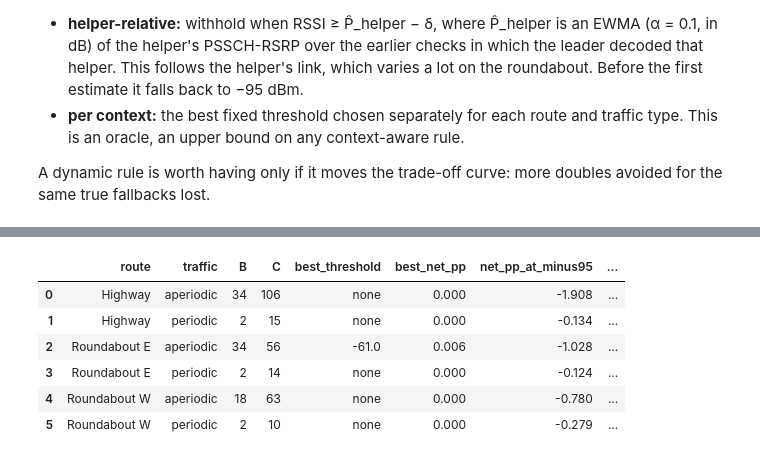
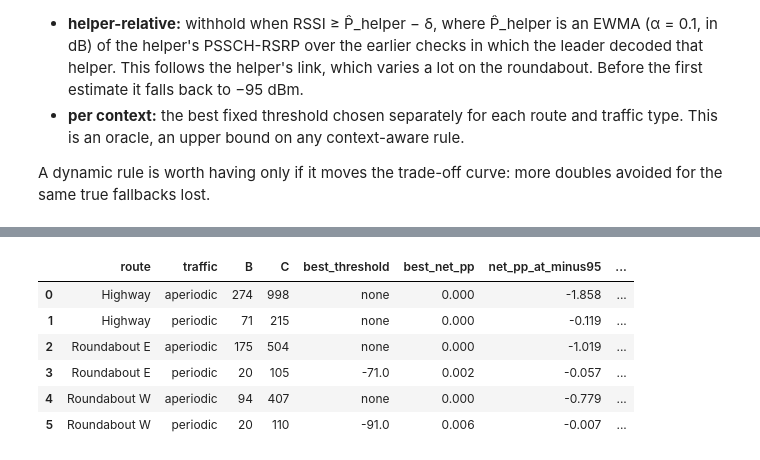
Before and after one commit to 0had0/groupcast-adaptation-ns3, a Jupyter notebook: scratch_overlay/platoon_harq_robustness_eval/harq_helper_study/RSSI_FALLBACK.ipynb, the cells around one changed output, grey strips where cells are left out. Drawn from its saved outputs; the diff is of its cells as text; code cells hidden in the pictures.

```diff
--- a/scratch_overlay/platoon_harq_robustness_eval/harq_helper_study/RSSI_FALLBACK.ipynb
+++ b/scratch_overlay/platoon_harq_robustness_eval/harq_helper_study/RSSI_FALLBACK.ipynb
@@ -32,13 +33,14 @@ logging-only build `40a5601`; the protocol is unchanged). One row per fallback c
 # %%
 import numpy as np, pandas as pd, matplotlib.pyplot as plt, os
 import rssi_threshold as R
+DATA = 'out/rssi10'
 FIG = 'figures/rssi_fallback'; os.makedirs(FIG, exist_ok=True)
 plt.rcParams.update({'figure.dpi': 110, 'font.size': 9, 'axes.grid': True, 'grid.alpha': 0.3})
 COL = {'A': '#4C78A8', 'B': '#E45756', 'C': '#54A24B'}
 LBL = {'A': 'A: helper sent, SCI decoded', 'B': 'B: helper sent, SCI missed', 'C': 'C: helper silent'}
-d = R.load('out/rssi_v3')
+d = R.load(DATA)
 d['helper_ref'] = R.helper_reference(d)
-ra = R.r_alone_by_cell(d)
-print(len(d), 'checks;', d.drop_duplicates('cell').tbs.sum(), 'TBs in the KPI windows')
+ra = R.r_alone_by_ctx(d)
+print(len(d), 'checks in', d.cell.nunique(), 'runs;', d.drop_duplicates('cell').tbs.sum(), 'TBs in the KPI windows')
 d.pivot_table(index=['route', 'traffic'], columns='cls', values='t', aggfunc='size', fill_value=0)
 # %% [output]
@@ -205,23 +230,23 @@ C    262.0 -12.7  14.9 -37.4 -24.4 -17.0  -1.3  27.5
 # %%
 # per-context oracle: the best threshold per route and traffic, "none" = no gate
 rows = []
-for cell, g in d.groupby('cell'):
-    rag = {cell: ra.get(cell, np.nan)}
+for ctx, g in d.groupby('ctx'):
+    rag = {ctx: ra.get(ctx, np.nan)}
     best = max([(np.inf, R.evaluate(g, pd.Series(False, index=g.index), rag))] +
                [(x, R.evaluate(g, R.rule_suppress(g, 'fixed', x), rag)) for x in grid], key=lambda p: p[1]['net_pairs'])
     e95 = R.evaluate(g, R.rule_suppress(g, 'fixed', -95), rag)
     rows.append(dict(route=g.route.iloc[0], traffic=g.traffic.iloc[0], B=(g.cls == 'B').sum(), C=(g.cls == 'C').sum(),
                      best_threshold='none' if not np.isfinite(best[0]) else best[0], best_net_pp=best[1]['net_pp'],
                      net_pp_at_minus95=e95['net_pp'], withheld_at_minus95=e95['tx_saved']))
 pd.DataFrame(rows).round(3)
 # %% [output]
 |  | route | traffic | B | C | best_threshold | best_net_pp | net_pp_at_minus95 | ... |
-| 0 | Highway | aperiodic | 34 | 106 | none | 0.000 | -1.908 | ... |
-| 1 | Highway | periodic | 2 | 15 | none | 0.000 | -0.134 | ... |
-| 2 | Roundabout E | aperiodic | 34 | 56 | -61.0 | 0.006 | -1.028 | ... |
-| 3 | Roundabout E | periodic | 2 | 14 | none | 0.000 | -0.124 | ... |
-| 4 | Roundabout W | aperiodic | 18 | 63 | none | 0.000 | -0.780 | ... |
-| 5 | Roundabout W | periodic | 2 | 10 | none | 0.000 | -0.279 | ... |
+| 0 | Highway | aperiodic | 274 | 998 | none | 0.000 | -1.858 | ... |
+| 1 | Highway | periodic | 71 | 215 | none | 0.000 | -0.119 | ... |
+| 2 | Roundabout E | aperiodic | 175 | 504 | none | 0.000 | -1.019 | ... |
+| 3 | Roundabout E | periodic | 20 | 105 | -71.0 | 0.002 | -0.057 | ... |
+| 4 | Roundabout W | aperiodic | 94 | 407 | none | 0.000 | -0.779 | ... |
+| 5 | Roundabout W | periodic | 20 | 110 | -91.0 | 0.006 | -0.007 | ... |
 # %% [markdown]
 ## 5. Decision
 
```
Also changed, not shown: parts of 11 cells of this notebook, 5 other files.
